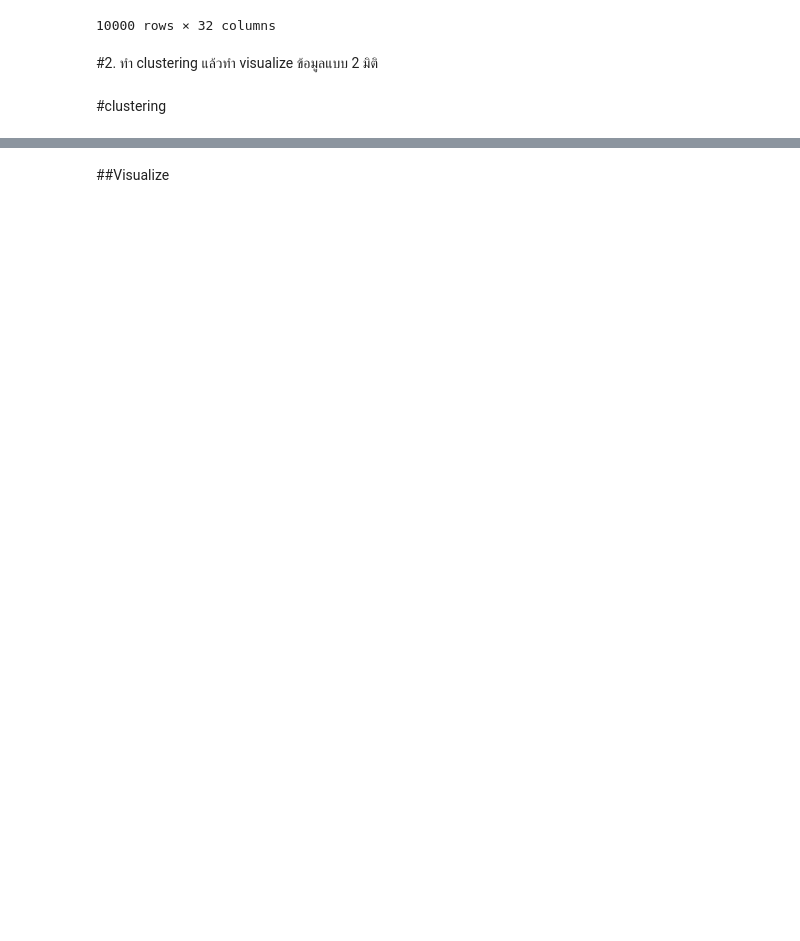
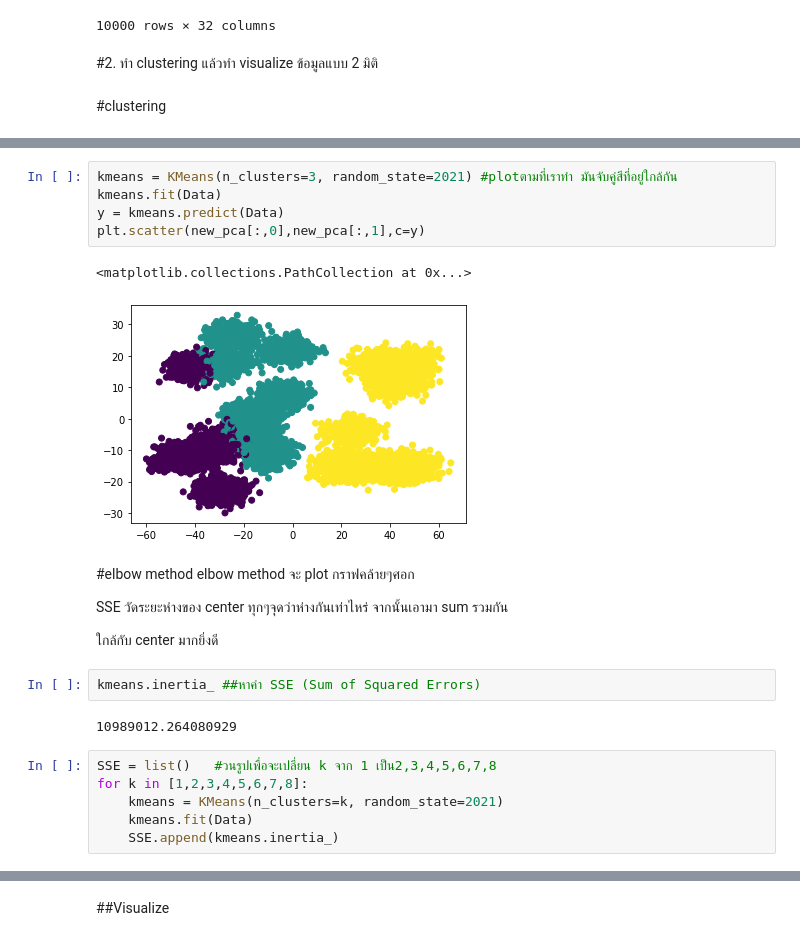
Before and after one commit to suphalaksana/Multivariate, a Jupyter notebook: Multivariate_Exam.ipynb, the cells around one changed output, grey strips where cells are left out. Cells and saved outputs as stored; diff of their text form; blank space fills up the shorter version.

```diff
--- a/Multivariate_Exam.ipynb
+++ b/Multivariate_Exam.ipynb
@@ -63,0 +131,25 @@ Data
+# %%
+kmeans = KMeans(n_clusters=3, random_state=2021) #plotตามที่เราทำ มันจับคู่สีที่อยู่ใกล้กัน
+kmeans.fit(Data)
+y = kmeans.predict(Data)
+plt.scatter(new_pca[:,0],new_pca[:,1],c=y)
+# %% [output]
+<matplotlib.collections.PathCollection at 0x...>
+[figure, added]
+# %% [markdown]
+#elbow method
+elbow method จะ plot กราฟคล้ายๆศอก
+
+SSE วัดระยะห่างของ center ทุกๆจุดว่าห่างกันเท่าไหร่ จากนั้นเอามา sum รวมกัน
+
+ใกล้กับ center มากยิ่งดี
+# %%
+kmeans.inertia_ ##หาค่า SSE (Sum of Squared Errors)
+# %% [output]
+10989012.264080929
+# %%
+SSE = list()   #วนรูปเพื่อจะเปลี่ยน k จาก 1 เป็น2,3,4,5,6,7,8
+for k in [1,2,3,4,5,6,7,8]:
+    kmeans = KMeans(n_clusters=k, random_state=2021)
+    kmeans.fit(Data)
+    SSE.append(kmeans.inertia_)
```
Also changed, not shown: parts of 24 cells of this notebook.
